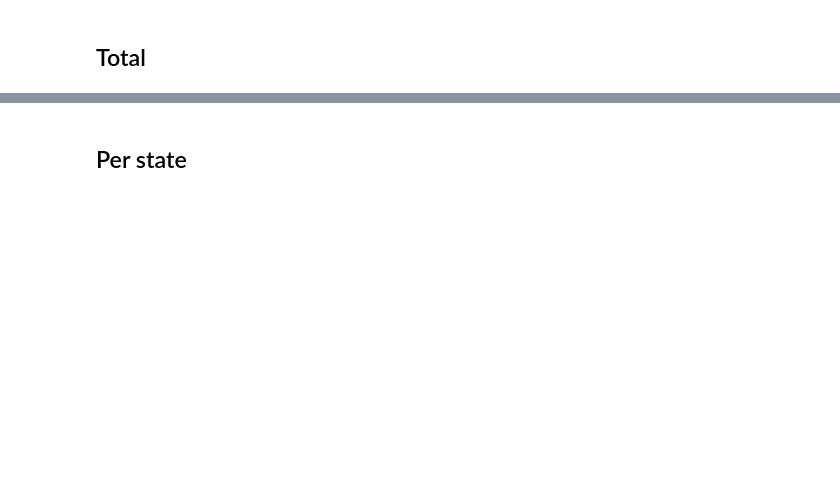
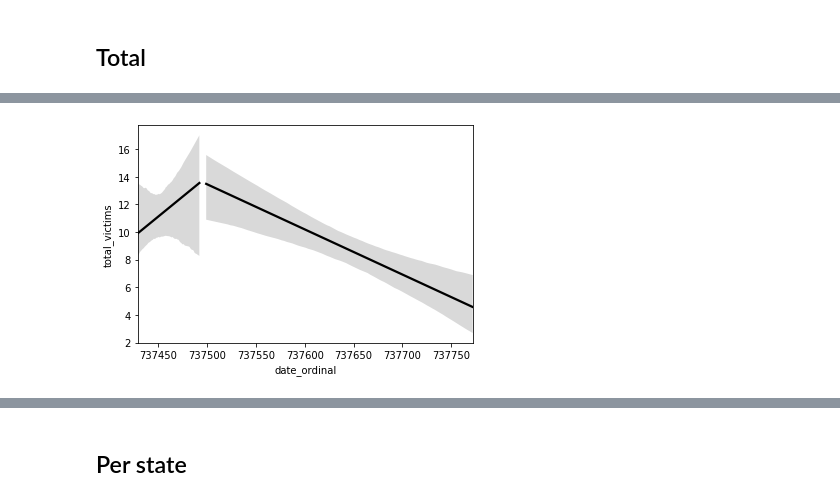
Before and after one commit to epfl-ada/ada-2020-project-milestone-p3-p3_badass, a Jupyter notebook: effect.ipynb, the cells around one changed output, grey strips where cells are left out. Saved outputs shown, nothing was run; the diff lists cells and outputs as text; code cells hidden in the pictures; blank space fills up the shorter version.

```diff
--- a/effect.ipynb
+++ b/effect.ipynb
@@ -155,3 +156,16 @@ Average number of deaths over the next 5 weeks after the event of 2020-06-06: 6.
+# %%
+df_events["date_ordinal"]=df_events.date.apply(lambda date: date.toordinal())
+df_b_taylor = df_events[df_events["date"]<=b_taylor]
+df_b_taylor_after = df_events[df_events["date"]>b_taylor]
+# %%
+import matplotlib.dates as mdates
+fig, ax = plt.subplots()
+sns.regplot(x=df_b_taylor.date_ordinal,y=df_b_taylor.total_victims,data=df_b_taylor, fit_reg=True,scatter=False, color='black')
+sns.regplot(x=df_b_taylor_after.date_ordinal,y=df_b_taylor_after.total_victims,data=df_b_taylor_after, fit_reg=True,scatter=False, color='black')
+
+plt.show()
+# %% [output]
+[figure, added]
 # %%
 event = "2017-02-1"
 # %%
```
Also changed, not shown: parts of 21 cells of this notebook, 2 other files.
